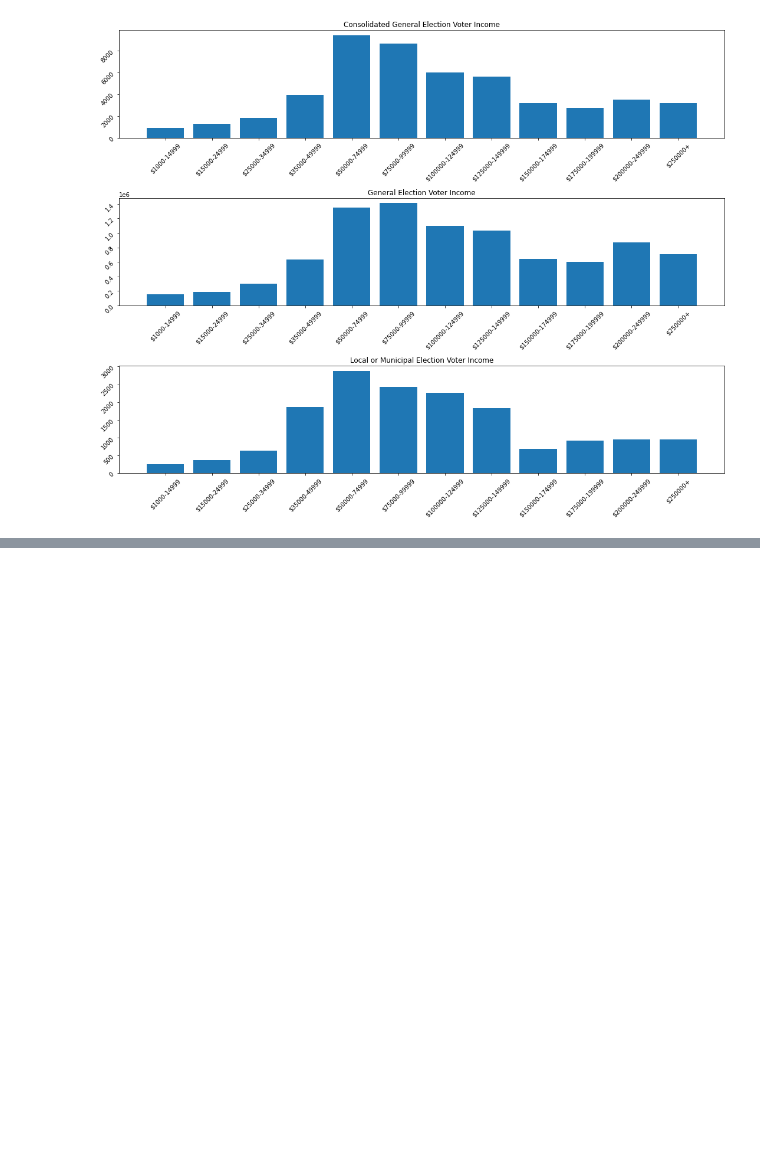
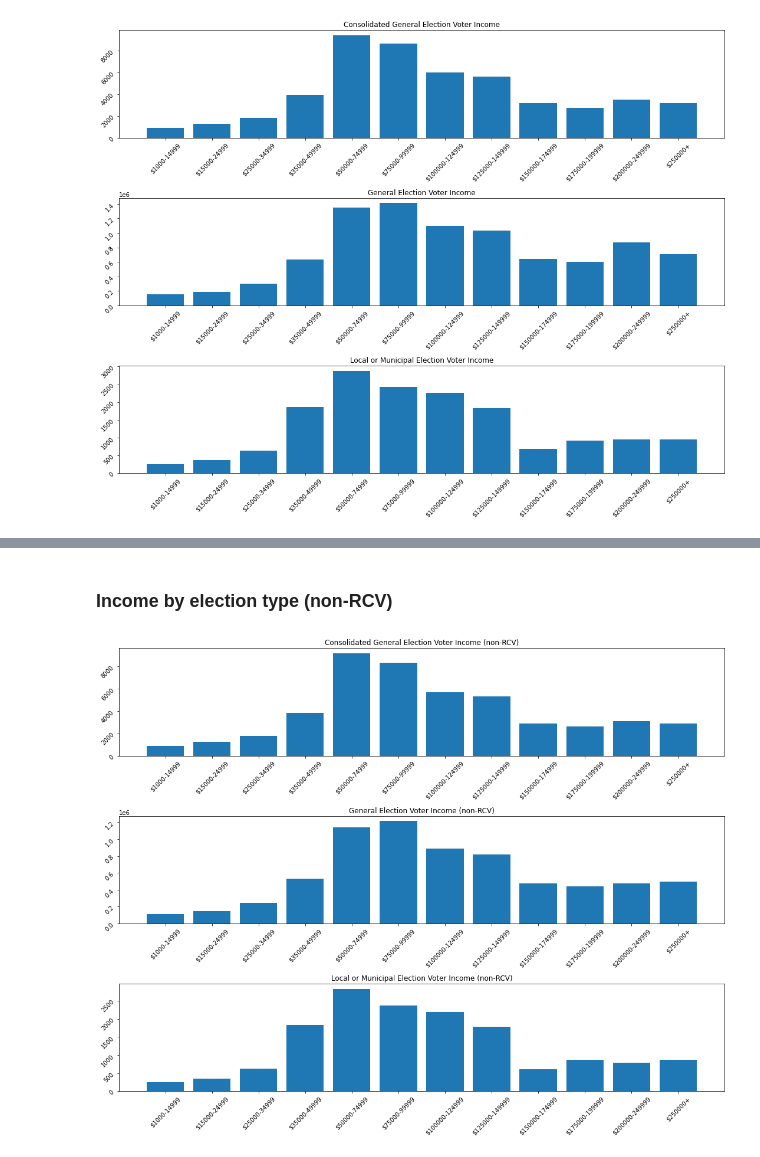
Before and after one commit to jnshzk/capstone, a Jupyter notebook: jin_visualizations.ipynb, the cells around one changed output, grey strips where cells are left out. Cells and saved outputs as stored; diff of their text form; code cells hidden in the pictures; blank space fills up the shorter version.

```diff
--- a/jin_visualizations.ipynb
+++ b/jin_visualizations.ipynb
@@ -195,0 +215,33 @@ fig.tight_layout()
+# %% [markdown]
+### Income by election type (non-RCV)
+# %%
+consolidated_general_df_non_rcv = non_rcv_df[non_rcv_df['elec_type']=='Consolidated_General']
+general_df_non_rcv = non_rcv_df[non_rcv_df['elec_type']=='General']
+local_municipal_df_non_rcv = non_rcv_df[non_rcv_df['elec_type']=='Local_or_Municipal']
+
+consolidated_general_income_non_rcv = consolidated_general_df_non_rcv[income_cols].drop_duplicates().sum(axis=0)
+general_income_non_rcv = general_df_non_rcv[income_cols].drop_duplicates().sum(axis=0)
+local_municipal_income_non_rcv = local_municipal_df_non_rcv[income_cols].drop_duplicates().sum(axis=0)
+
+consolidated_general_income_non_rcv = consolidated_general_income_non_rcv.reindex(ordered_income_cols)
+general_income_non_rcv = general_income_non_rcv.reindex(ordered_income_cols)
+local_municipal_income_non_rcv = local_municipal_income_non_rcv.reindex(ordered_income_cols)
+
+
+fig, axs = plt.subplots(3, figsize=(15, 12))
+
+axs[0].bar(x_labels, consolidated_general_income_non_rcv)
+axs[0].title.set_text('Consolidated General Election Voter Income (non-RCV)')
+axs[0].tick_params(labelrotation=45)
+
+axs[1].bar(x_labels, general_income_non_rcv)
+axs[1].title.set_text('General Election Voter Income (non-RCV)')
+axs[1].tick_params(labelrotation=45)
+
+axs[2].bar(x_labels, local_municipal_income_non_rcv)
+axs[2].title.set_text('Local or Municipal Election Voter Income (non-RCV)')
+axs[2].tick_params(labelrotation=45)
+
+fig.tight_layout()
+# %% [output]
+[figure, added]
```
Also changed, not shown: parts of 4 cells of this notebook.
